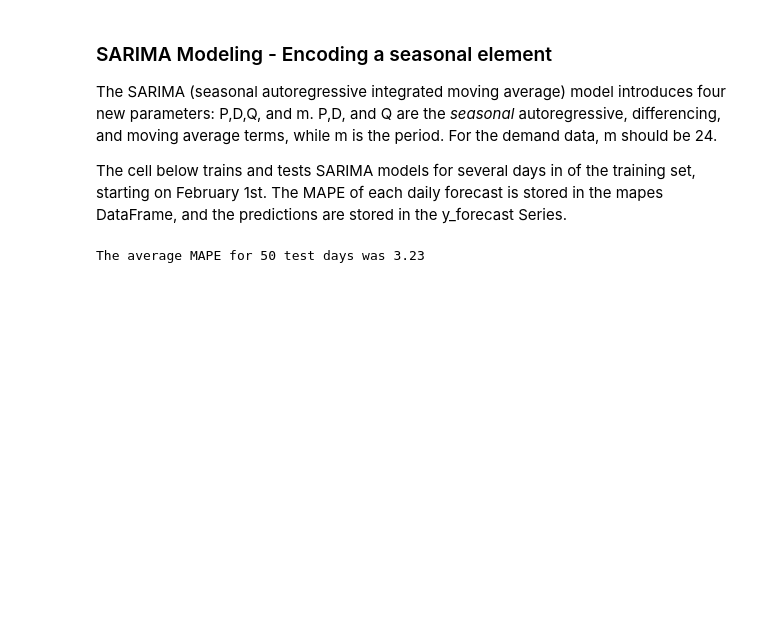
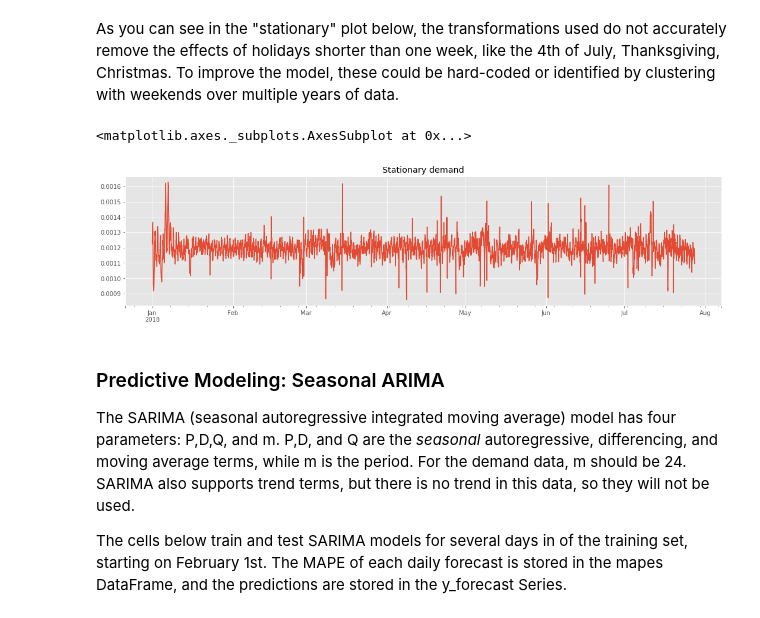
Before and after one commit to kevinkoste/university-load-forecasting, a Jupyter notebook: prediction/SARIMA.ipynb, the cells around one changed output. Cells and saved outputs as stored; diff of their text form; code cells hidden in the pictures; blank space fills up the shorter version.

```diff
--- a/prediction/SARIMA.ipynb
+++ b/prediction/SARIMA.ipynb
@@ -95,0 +81,33 @@ plt.show()
+# %%
+# calculate hour-of-week and week-of-year averages to isolate weekend, holiday median-shifting
+hourofweekarray, hourofweek = range(168),range(1,168) # 2018 starts on a thursday
+while len(hourofweek) < 10000: hourofweek = np.append(hourofweek,hourofweekarray)
+hourofweek = hourofweek[:4991]
+
+# create a stationary version of each cluster. yes, variables are being rewritten frequently.
+avg_week = cluster1.groupby(hourofweek).mean()
+cluster1_week_transformer = np.vectorize(avg_week.to_dict().get)(hourofweek)
+avg_year = cluster1.groupby(cluster1.index.weekofyear).mean()
+cluster1_year_transformer = cluster1.index.weekofyear.map(avg_year)
+cluster1_stationary = cluster1/cluster1_week_transformer/cluster1_year_transformer
+
+avg_week = cluster2.groupby(hourofweek).mean()
+cluster2_week_transformer = np.vectorize(avg_week.to_dict().get)(hourofweek)
+avg_year = cluster2.groupby(cluster2.index.weekofyear).mean()
+cluster2_year_transformer = cluster2.index.weekofyear.map(avg_year)
+cluster2_stationary = cluster2/cluster2_week_transformer/cluster2_year_transformer
+
+avg_week = cluster3.groupby(hourofweek).mean()
+cluster3_week_transformer = np.vectorize(avg_week.to_dict().get)(hourofweek)
+avg_year = cluster3.groupby(cluster3.index.weekofyear).mean()
+cluster3_year_transformer = cluster3.index.weekofyear.map(avg_year)
+cluster3_stationary = cluster3/cluster3_week_transformer/cluster3_year_transformer
+
+avg_week = aggregate.groupby(hourofweek).mean()
+aggregate_week_transformer = np.vectorize(avg_week.to_dict().get)(hourofweek)
+avg_year = aggregate.groupby(aggregate.index.weekofyear).mean()
+aggregate_year_transformer = aggregate.index.weekofyear.map(avg_year)
+aggregate_stationary = aggregate/aggregate_week_transformer/aggregate_year_transformer
+
+# plot an average week for diagnostics
+avg_week.plot(figsize=(18,4),title="Average Week")
@@ -96,39 +117,13 @@ plt.show()
+# %% [markdown]
+As you can see in the "stationary" plot below, the transformations used do not accurately remove the effects of holidays shorter than one week, like the 4th of July, Thanksgiving, Christmas. To improve the model, these could be hard-coded or identified by clustering with weekends over multiple years of data.
+# %%
+aggregate_stationary.plot(figsize=(18,4),title='Stationary demand')
+# %% [output]
+<matplotlib.axes._subplots.AxesSubplot at 0x...>
+[figure, added]
 # %% [markdown]
-### SARIMA Modeling - Encoding a seasonal element
+### Predictive Modeling: Seasonal ARIMA
 
-The SARIMA (seasonal autoregressive integrated moving average) model introduces four new parameters: P,D,Q, and m. P,D, and Q are the *seasonal* autoregressive, differencing, and moving average terms, while m is the period. For the demand data, m should be 24.
+The SARIMA (seasonal autoregressive integrated moving average) model has four parameters: P,D,Q, and m. P,D, and Q are the *seasonal* autoregressive, differencing, and moving average terms, while m is the period. For the demand data, m should be 24. SARIMA also supports trend terms, but there is no trend in this data, so they will not be used.
 
-The cell below trains and tests SARIMA models for several days in of the training set, starting on February 1st. The MAPE of each daily forecast is stored in the mapes DataFrame, and the predictions are stored in the y_forecast Series.
+The cells below train and test SARIMA models for several days in of the training set, starting on February 1st. The MAPE of each daily forecast is stored in the mapes DataFrame, and the predictions are stored in the y_forecast Series.
-# %%
-# construct empty dataframe to populate with results
-mapes = pd.DataFrame(columns=['hours_trained','mape'])
-y_forecast_stationary = y_stationary.copy(deep=True)
-
-# define split times and end times to cut X and y into training and testing sets
-split_times = pd.date_range(start='2018-02-01 08:00:00',freq='D',periods=50)
-end_times = split_times.shift(39,freq='H')
-
-# loop to run models and add hours_trained & mape data to the mapes dataframe
-for i in range(len(split_times)):
-
-    # define training and testing sets based on split_times and end_times
-    y_train = y_stationary.loc[y.index <= split_times[i]].copy().values
-    y_test = y_stationary.loc[(y.index > split_times[i]) & (y.index <= end_times[i])].copy()
-
-    # fit the model training data, then make multi-step out-of-sample forecast
-    model = SARIMAX(y_train, order=(0,0,0),seasonal_order=(1,0,1,24),enforce_stationarity=False)
-    model_fit = model.fit(disp=0,maxiter=200)
-    forecast = model_fit.forecast(steps=39)
-
-    # store the forecast results
-    y_pred = forecast
-    y_forecast_stationary.loc[(y.index > split_times[i]) & (y.index <= end_times[i])] = y_pred
-
-    # calculate and store the mape, then move on to the next day
-    hours_trained = len(y_train)
-    mape = np.mean(np.abs((y_test[15:] - y_pred[15:]) / y_test[15:]))*100
-    mapes = mapes.append({'hours_trained':hours_trained,'mape':mape},ignore_index=True)
-
-print('The average MAPE for {} test days was {}'.format(len(mapes),np.round(np.mean(mapes['mape']),2)))
-# %% [output]
-The average MAPE for 50 test days was 3.23
```
Also changed, not shown: parts of 22 cells of this notebook, 2 other files.
